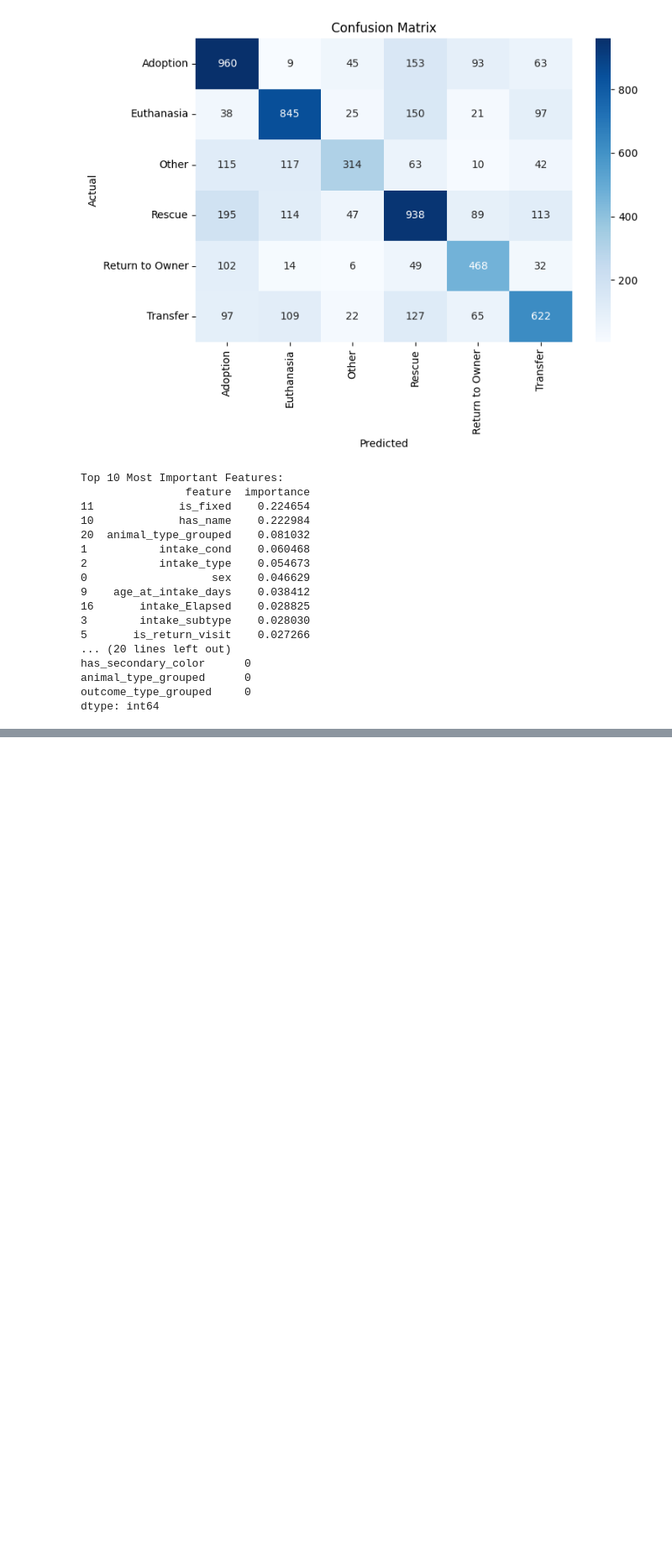
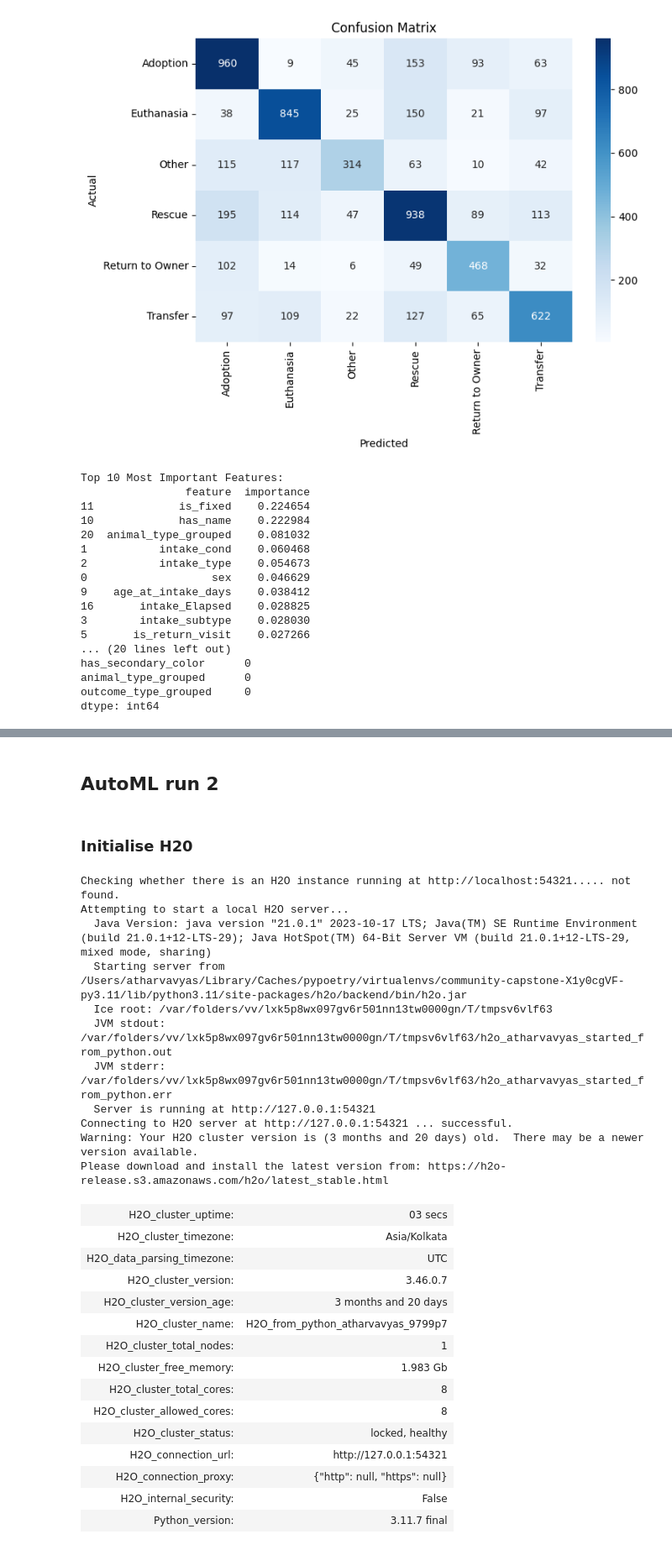
Before and after one commit to atharvavyas1/Lee-paw-faith, a Jupyter notebook: Notebooks/Long Beach ML Model.ipynb, the cells around one changed output, grey strips where cells are left out. Shown: that part at 84% size. Saved outputs shown, nothing was run; the diff lists cells and outputs as text; code cells hidden in the pictures; blank space fills up the shorter version.

```diff
--- a/Notebooks/Long Beach ML Model.ipynb
+++ b/Notebooks/Long Beach ML Model.ipynb
@@ -1151,0 +1219,33 @@ dtype: int64
+# %% [markdown]
+## AutoML run 2
+# %% [markdown]
+### Initialise H20
+# %%
+h2o.init()
+# %% [output]
+Checking whether there is an H2O instance running at http://localhost:54321..... not found.
+Attempting to start a local H2O server...
+  Java Version: java version "21.0.1" 2023-10-17 LTS; Java(TM) SE Runtime Environment (build 21.0.1+12-LTS-29); Java HotSpot(TM) 64-Bit Server VM (build 21.0.1+12-LTS-29, mixed mode, sharing)
+  Starting server from /Users/atharvavyas/Library/Caches/pypoetry/virtualenvs/community-capstone-X1y0cgVF-py3.11/lib/python3.11/site-packages/h2o/backend/bin/h2o.jar
+  Ice root: /var/folders/vv/lxk5p8wx097gv6r501nn13tw0000gn/T/tmpsv6vlf63
+  JVM stdout: /var/folders/vv/lxk5p8wx097gv6r501nn13tw0000gn/T/tmpsv6vlf63/h2o_atharvavyas_started_from_python.out
+  JVM stderr: /var/folders/vv/lxk5p8wx097gv6r501nn13tw0000gn/T/tmpsv6vlf63/h2o_atharvavyas_started_from_python.err
+  Server is running at http://127.0.0.1:54321
+Connecting to H2O server at http://127.0.0.1:54321 ... successful.
+Warning: Your H2O cluster version is (3 months and 20 days) old.  There may be a newer version available.
+Please download and install the latest version from: https://h2o-release.s3.amazonaws.com/h2o/latest_stable.html
+| H2O_cluster_uptime: | 03 secs |
+| H2O_cluster_timezone: | Asia/Kolkata |
+| H2O_data_parsing_timezone: | UTC |
+| H2O_cluster_version: | 3.46.0.7 |
+| H2O_cluster_version_age: | 3 months and 20 days |
+| H2O_cluster_name: | H2O_from_python_atharvavyas_9799p7 |
+| H2O_cluster_total_nodes: | 1 |
+| H2O_cluster_free_memory: | 1.983 Gb |
+| H2O_cluster_total_cores: | 8 |
+| H2O_cluster_allowed_cores: | 8 |
+| H2O_cluster_status: | locked, healthy |
+| H2O_connection_url: | http://127.0.0.1:54321 |
+| H2O_connection_proxy: | {"http": null, "https": null} |
+| H2O_internal_security: | False |
+| Python_version: | 3.11.7 final |
```
Also changed, not shown: parts of 37 cells of this notebook.
